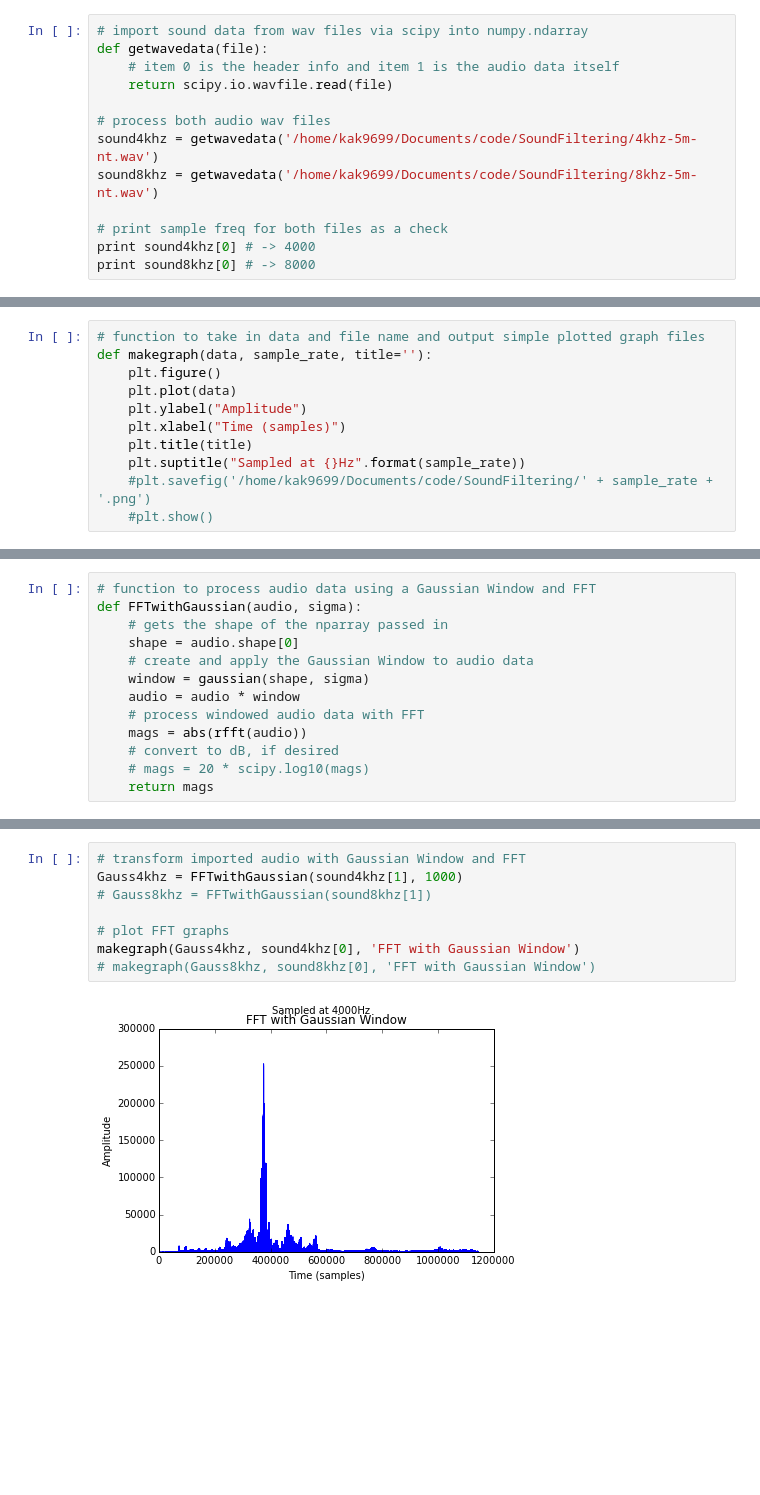
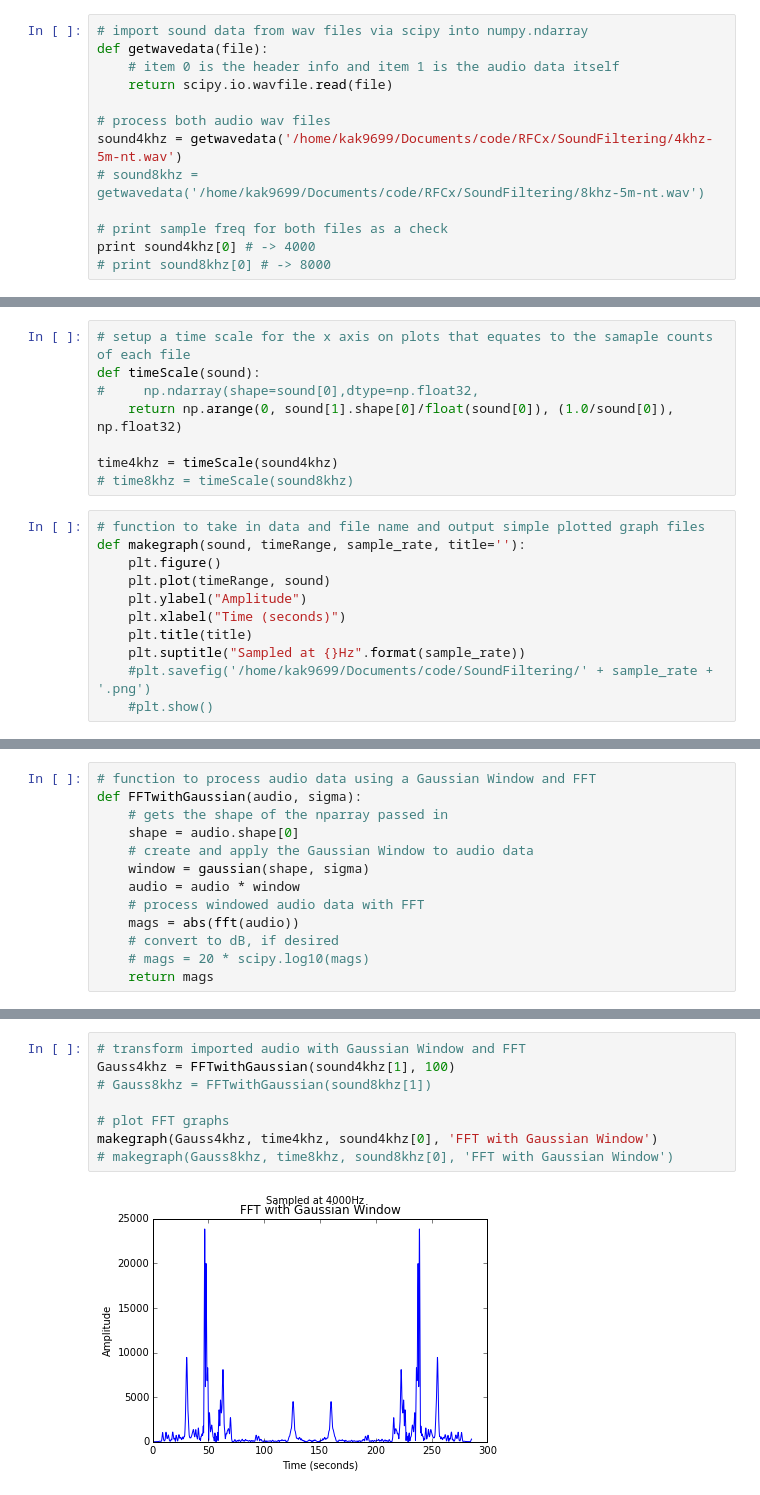
Before and after one commit to flygeneticist/scipy-wavelet-test, a Jupyter notebook: AudioProcessing.ipynb, the cells around one changed output, grey strips where cells are left out. Drawn from its saved outputs; the diff is of its cells as text; blank space fills up the shorter version.

Commit message:
Fixed graph axes to plot time in sec, not samples.

```diff
--- a/AudioProcessing.ipynb
+++ b/AudioProcessing.ipynb
@@ -12,9 +13,9 @@ def getwavedata(file):
     return scipy.io.wavfile.read(file)
 
 # process both audio wav files
-sound4khz = getwavedata('/home/kak9699/Documents/code/SoundFiltering/4khz-5m-nt.wav')
-sound8khz = getwavedata('/home/kak9699/Documents/code/SoundFiltering/8khz-5m-nt.wav')
+sound4khz = getwavedata('/home/kak9699/Documents/code/RFCx/SoundFiltering/4khz-5m-nt.wav')
+# sound8khz = getwavedata('/home/kak9699/Documents/code/RFCx/SoundFiltering/8khz-5m-nt.wav')
 
 # print sample freq for both files as a check
 print sound4khz[0] # -> 4000
-print sound8khz[0] # -> 8000
+# print sound8khz[0] # -> 8000
@@ -23,10 +22,18 @@ print sound8khz[0] # -> 8000
+# %%
+# setup a time scale for the x axis on plots that equates to the samaple counts of each file
+def timeScale(sound):
+#     np.ndarray(shape=sound[0],dtype=np.float32,
+    return np.arange(0, sound[1].shape[0]/float(sound[0]), (1.0/sound[0]), np.float32)
+
+time4khz = timeScale(sound4khz)
+# time8khz = timeScale(sound8khz)
 # %%
 # function to take in data and file name and output simple plotted graph files
-def makegraph(data, sample_rate, title=''):
+def makegraph(sound, timeRange, sample_rate, title=''):
     plt.figure()
-    plt.plot(data)
+    plt.plot(timeRange, sound)
     plt.ylabel("Amplitude")
-    plt.xlabel("Time (samples)")
+    plt.xlabel("Time (seconds)")
     plt.title(title)
     plt.suptitle("Sampled at {}Hz".format(sample_rate))
     #plt.savefig('/home/kak9699/Documents/code/SoundFiltering/' + sample_rate + '.png')
@@ -53,7 +60,7 @@ def FFTwithGaussian(audio, sigma):
     window = gaussian(shape, sigma)
     audio = audio * window
     # process windowed audio data with FFT
-    mags = abs(rfft(audio))
+    mags = abs(fft(audio))
     # convert to dB, if desired
     # mags = 20 * scipy.log10(mags)
     return mags
@@ -78,10 +83,10 @@ makegraph(Hann8khz, sound8khz[0], 'FFT with Hanning Window')
 # %%
 # transform imported audio with Gaussian Window and FFT
-Gauss4khz = FFTwithGaussian(sound4khz[1], 1000)
+Gauss4khz = FFTwithGaussian(sound4khz[1], 100)
 # Gauss8khz = FFTwithGaussian(sound8khz[1])
 
 # plot FFT graphs
-makegraph(Gauss4khz, sound4khz[0], 'FFT with Gaussian Window')
-# makegraph(Gauss8khz, sound8khz[0], 'FFT with Gaussian Window')
+makegraph(Gauss4khz, time4khz, sound4khz[0], 'FFT with Gaussian Window')
+# makegraph(Gauss8khz, time8khz, sound8khz[0], 'FFT with Gaussian Window')
 # %% [output]
-[figure, old version]
+[figure, new version]
```
Also changed, not shown: parts of 5 cells of this notebook.
